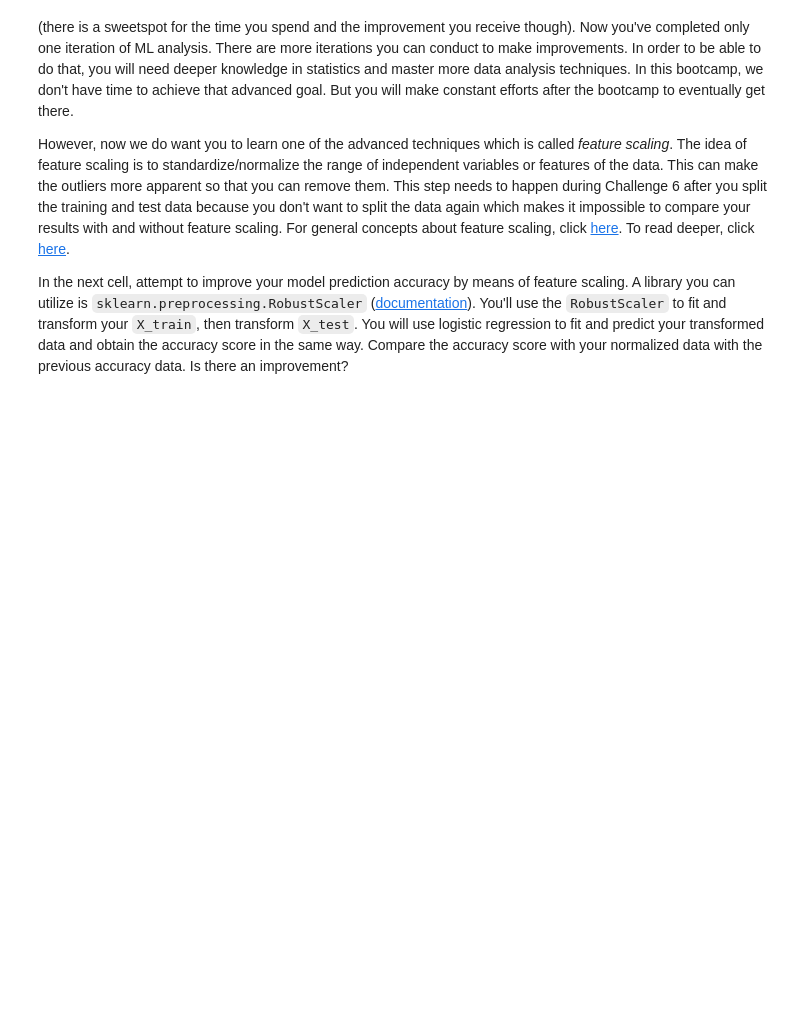
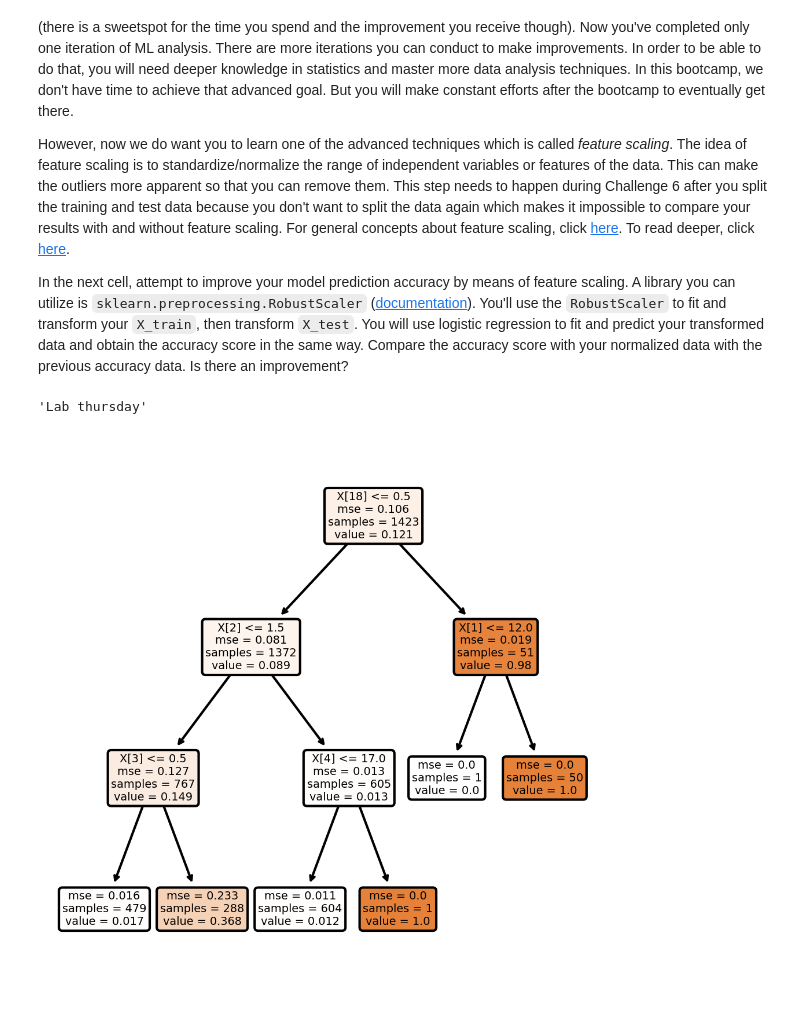
Before and after one commit to ta-data-remote/lab-supervised-learning, a Jupyter notebook: your-code/main.ipynb, the cells around one changed output. Drawn from its saved outputs; the diff is of its cells as text; code cells hidden in the pictures; blank space fills up the shorter version.

Commit message:
thursday

```diff
--- a/your-code/main.ipynb
+++ b/your-code/main.ipynb
@@ -759,3 +731,10 @@ However, now we do want you to learn one of the advanced techniques which is cal
 In the next cell, attempt to improve your model prediction accuracy by means of feature scaling. A library you can utilize is `sklearn.preprocessing.RobustScaler` ([documentation](https://scikit-learn.org/stable/modules/generated/sklearn.preprocessing.RobustScaler.html)). You'll use the `RobustScaler` to fit and transform your `X_train`, then transform `X_test`. You will use logistic regression to fit and predict your transformed data and obtain the accuracy score in the same way. Compare the accuracy score with your normalized data with the previous accuracy data. Is there an improvement?
 # %%
 # Your code here
+# %%
+'Lab thursday'
+### **Implement tree models & fine-tune the parameters to see if you can improve the results in these two labs. You should also visualize the trees.**
+
+### Add feature selection strategies (VarianceThreshold, RFE etc.)  and check if this improves the models:"
+# %% [output]
+'Lab thursday'
@@ -761,0 +746,11 @@ In the next cell, attempt to improve your model prediction accuracy by means of
+# %%
+model = DecisionTreeRegressor(max_depth=3)
+
+# Not needed because I'm using a decision tree
+#trans = PowerTransform(), StandardScaler()
+#trans.fit(X_train)
+
+model.fit(X_train, y_train)
+
+y_pred_train = model.predict(X_train)
+y_pred_test  = model.predict(X_test)
@@ -761,0 +768,7 @@ In the next cell, attempt to improve your model prediction accuracy by means of
+# %%
+fig, axes = plt.subplots(nrows = 1,ncols = 1,figsize = (4,4), dpi=300)
+
+plot_tree(model,filled = True, rounded=True)
+plt.show()
+# %% [output]
+[figure, added]
```
Also changed, not shown: parts of 13 cells of this notebook.
